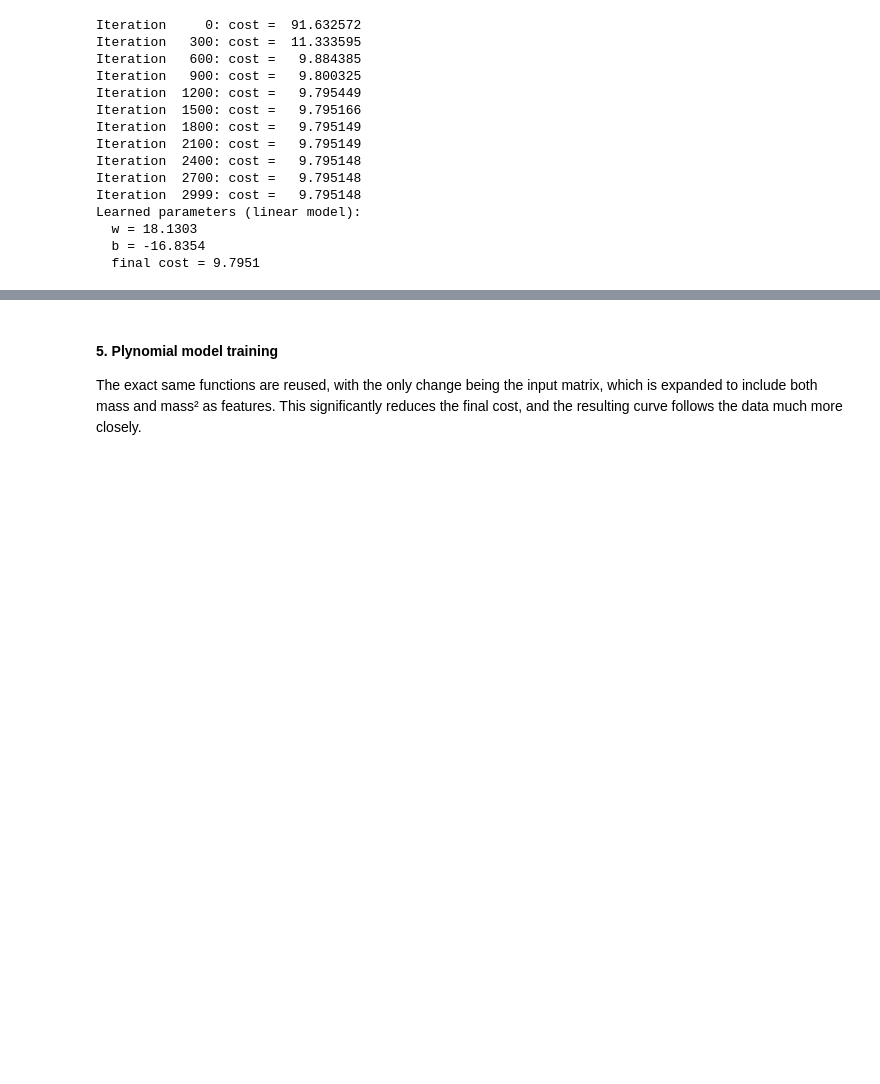
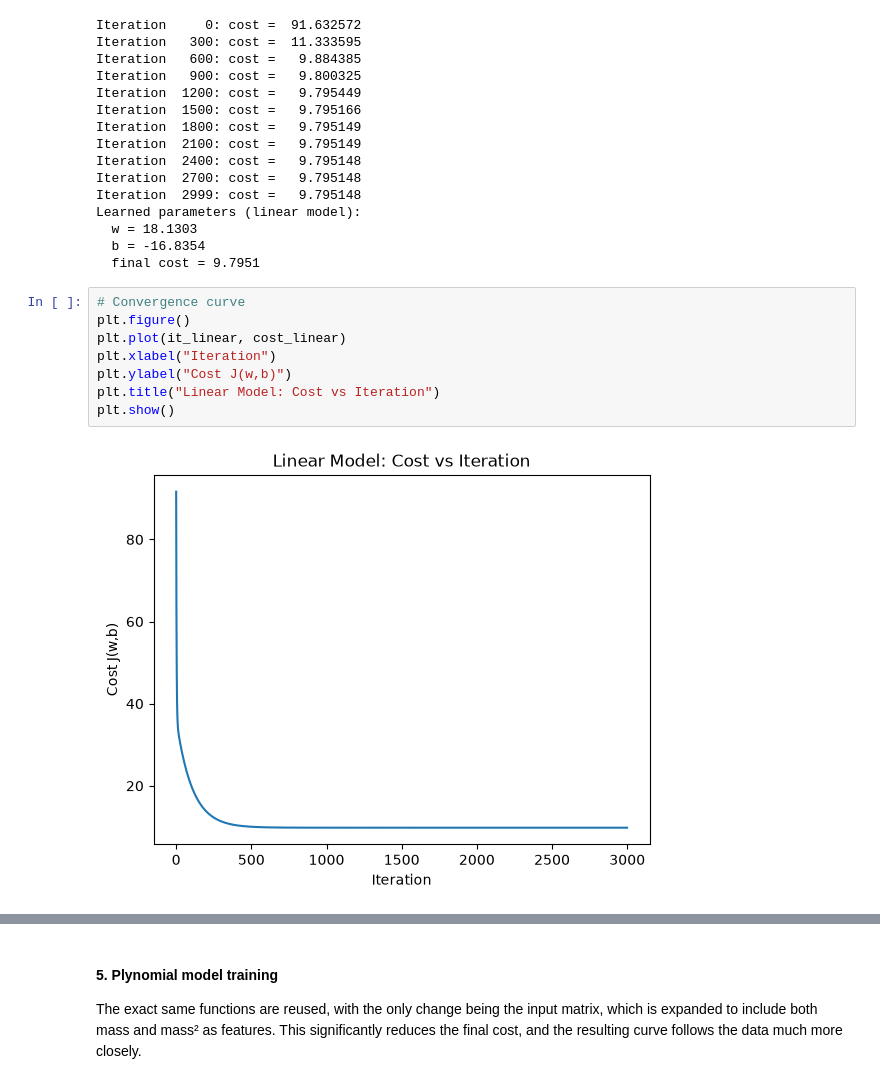
Before and after one commit to TDSE-Ramirez-Uruena/TDSE-LAB-1, a Jupyter notebook: Documents/TDSE W1 - Stellar Luminosity/stellar_luminosity_hands_on.ipynb, the cells around one changed output, grey strips where cells are left out. Cells and saved outputs as stored; diff of their text form; blank space fills up the shorter version.

Commit message:
Changes and final adjustments were added. Including graphics and extra explanations.

```diff
--- a/Documents/TDSE W1 - Stellar Luminosity/stellar_luminosity_hands_on.ipynb
+++ b/Documents/TDSE W1 - Stellar Luminosity/stellar_luminosity_hands_on.ipynb
@@ -154,3 +154,13 @@ Learned parameters (linear model):
   w = 18.1303
   b = -16.8354
   final cost = 9.7951
+# %%
+# Convergence curve
+plt.figure()
+plt.plot(it_linear, cost_linear)
+plt.xlabel("Iteration")
+plt.ylabel("Cost J(w,b)")
+plt.title("Linear Model: Cost vs Iteration")
+plt.show()
+# %% [output]
+[figure, added]
```
Also changed, not shown: parts of 11 cells of this notebook.
